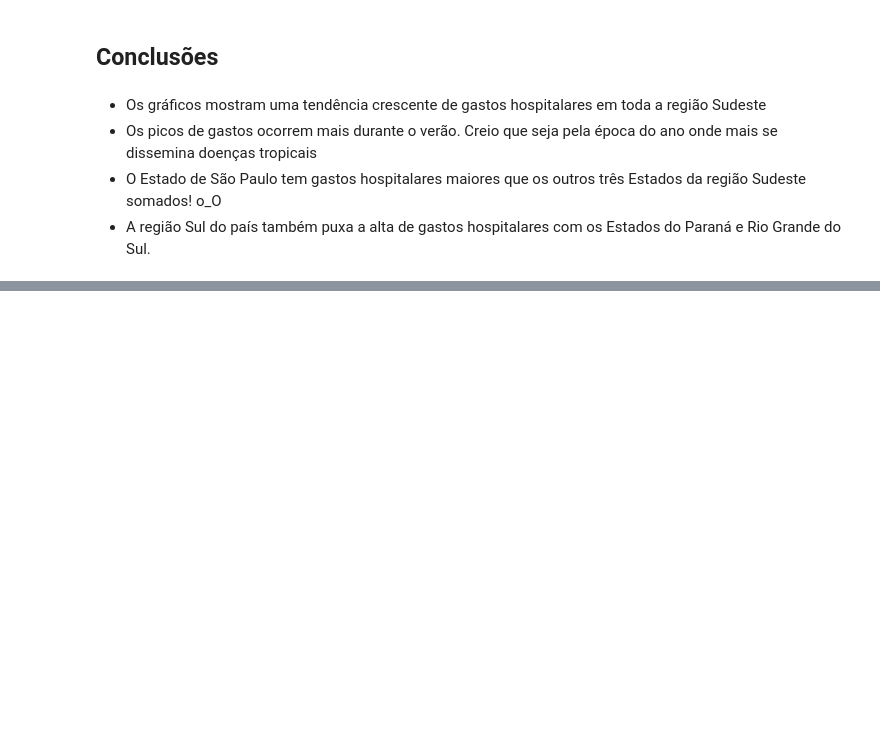
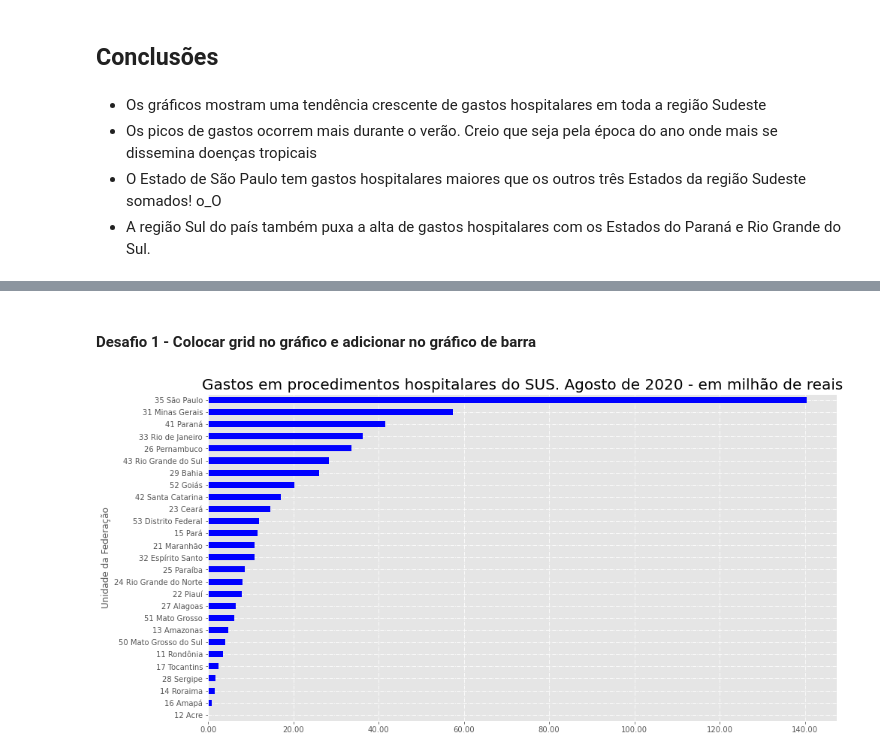
Before and after one commit to edwi-feitoza/bootcamp-alura-data-science, a Jupyter notebook: modulo_1/aula_5/alura_bootcamp_modulo_1.ipynb, the cells around one changed output, grey strips where cells are left out. Drawn from its saved outputs; the diff is of its cells as text; code cells hidden in the pictures; blank space fills up the shorter version.

```diff
--- a/modulo_1/aula_5/alura_bootcamp_modulo_1.ipynb
+++ b/modulo_1/aula_5/alura_bootcamp_modulo_1.ipynb
@@ -713,0 +731,11 @@ Pelos gráficos, observamos que os gastos hospitalares da região sudeste subira
+# %% [markdown]
+#### Desafio 1 - Colocar grid no gráfico e adicionar no gráfico de barra
+# %%
+ax = gastos_mes_mais_recente.plot(x="Unidade da Federação", y="2020/Ago", kind="barh", color="blue", figsize=(15,8))
+ax.invert_yaxis()
+ax.xaxis.set_major_formatter(ticker.StrMethodFormatter("{x:,.2f}"))
+plt.title(label="Gastos em procedimentos hospitalares do SUS. Agosto de 2020 - em milhão de reais", fontsize=20)
+plt.grid(True, linestyle="-.")
+plt.show()
+# %% [output]
+[figure, added]
```
Also changed, not shown: parts of 4 cells of this notebook.
